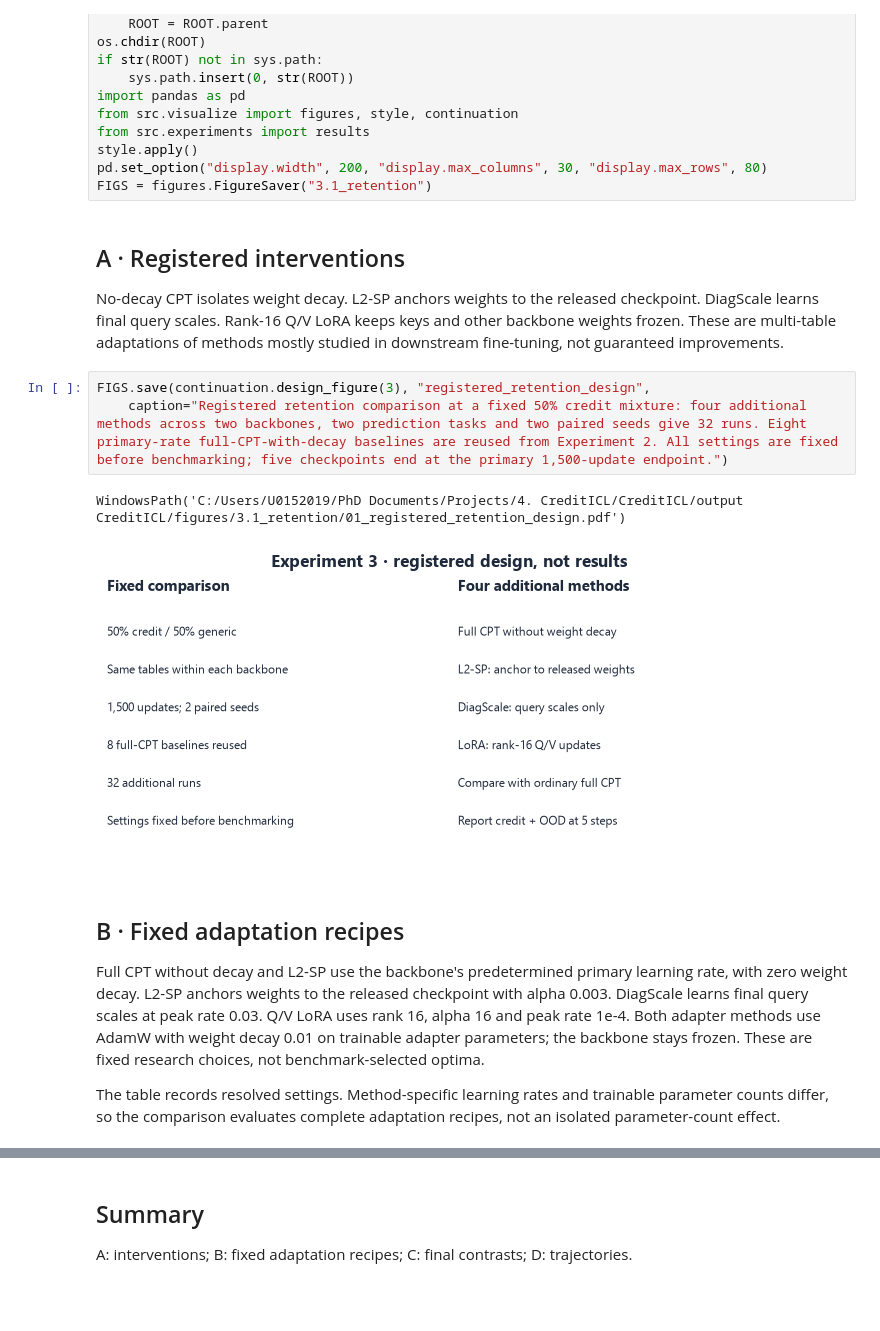
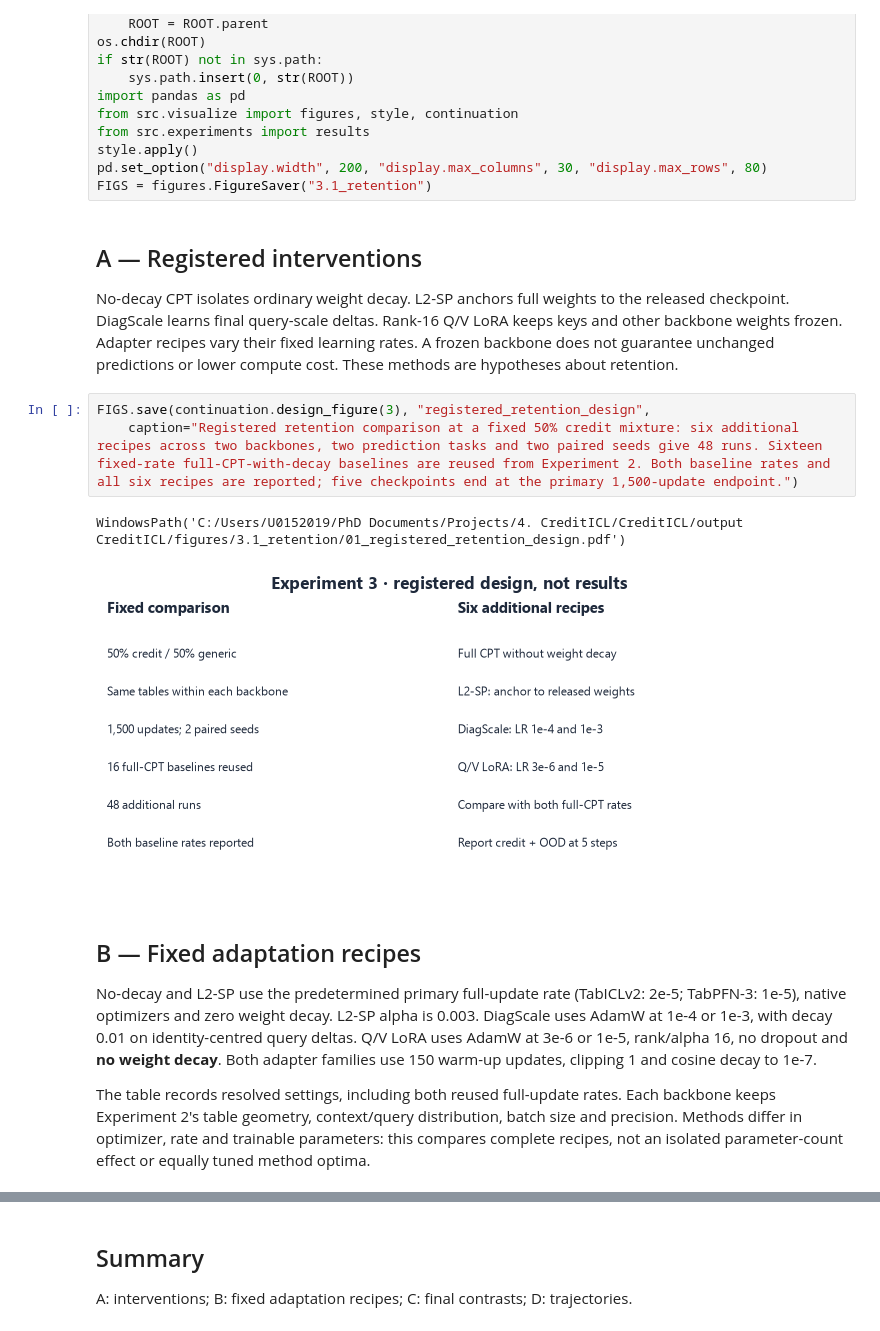
Before and after one commit to andreasgoethals/CreditICL, a Jupyter notebook: notebooks/3. Experiment 3/3.1_retention.ipynb, the cells around one changed output, grey strips where cells are left out. Saved outputs shown, nothing was run; the diff lists cells and outputs as text; blank space fills up the shorter version.

Commit message:
Revise Exp3 to six retention recipes and reuse both CPT rates

```diff
--- a/notebooks/3. Experiment 3/3.1_retention.ipynb
+++ b/notebooks/3. Experiment 3/3.1_retention.ipynb
@@ -29,27 +28,29 @@ style.apply()
 pd.set_option("display.width", 200, "display.max_columns", 30, "display.max_rows", 80)
 FIGS = figures.FigureSaver("3.1_retention")
 # %% [markdown]
-## A · Registered interventions
-No-decay CPT isolates weight decay. L2-SP anchors weights to the released checkpoint.
-DiagScale learns final query scales. Rank-16 Q/V LoRA keeps keys and other backbone weights
-frozen. These are multi-table adaptations of methods mostly studied in downstream fine-tuning,
-not guaranteed improvements.
+## A — Registered interventions
+No-decay CPT isolates ordinary weight decay. L2-SP anchors full weights to the released checkpoint.
+DiagScale learns final query-scale deltas. Rank-16 Q/V LoRA keeps keys and other backbone weights
+frozen. Adapter recipes vary their fixed learning rates. A frozen backbone does not guarantee
+unchanged predictions or lower compute cost. These methods are hypotheses about retention.
 # %%
 FIGS.save(continuation.design_figure(3), "registered_retention_design",
-    caption="Registered retention comparison at a fixed 50% credit mixture: four additional methods across two backbones, two prediction tasks and two paired seeds give 32 runs. Eight primary-rate full-CPT-with-decay baselines are reused from Experiment 2. All settings are fixed before benchmarking; five checkpoints end at the primary 1,500-update endpoint.")
+    caption="Registered retention comparison at a fixed 50% credit mixture: six additional recipes across two backbones, two prediction tasks and two paired seeds give 48 runs. Sixteen fixed-rate full-CPT-with-decay baselines are reused from Experiment 2. Both baseline rates and all six recipes are reported; five checkpoints end at the primary 1,500-update endpoint.")
 # %% [output]
 WindowsPath('C:/Users/U0152019/PhD Documents/Projects/4. CreditICL/CreditICL/output CreditICL/figures/3.1_retention/01_registered_retention_design.pdf')
-[figure, old version]
+[figure, new version]
 # %% [markdown]
-## B · Fixed adaptation recipes
-Full CPT without decay and L2-SP use the backbone's predetermined primary learning rate, with
-zero weight decay. L2-SP anchors weights to the released checkpoint with alpha 0.003.
-DiagScale learns final query scales at peak rate 0.03. Q/V LoRA uses rank 16, alpha 16 and peak
-rate 1e-4. Both adapter methods use AdamW with weight decay 0.01 on trainable adapter parameters;
-the backbone stays frozen. These are fixed research choices, not benchmark-selected optima.
+## B — Fixed adaptation recipes
+No-decay and L2-SP use the predetermined primary full-update rate (TabICLv2: 2e-5;
+TabPFN-3: 1e-5), native optimizers and zero weight decay. L2-SP alpha is 0.003.
+DiagScale uses AdamW at 1e-4 or 1e-3, with decay 0.01 on identity-centred query deltas.
+Q/V LoRA uses AdamW at 3e-6 or 1e-5, rank/alpha 16, no dropout and **no weight decay**.
+Both adapter families use 150 warm-up updates, clipping 1 and cosine decay to 1e-7.
 
-The table records resolved settings. Method-specific learning rates and trainable parameter counts
-differ, so the comparison evaluates complete adaptation recipes, not an isolated parameter-count effect.
+The table records resolved settings, including both reused full-update rates. Each backbone
+keeps Experiment 2's table geometry, context/query distribution, batch size and precision.
+Methods differ in optimizer, rate and trainable parameters: this compares complete recipes,
+not an isolated parameter-count effect or equally tuned method optima.
 # %%
 print(continuation.retention_recipe().to_string(index=False))
 print("Settings are fixed for both tasks; no benchmark scores or selection receipts choose them.")
```
Also changed, not shown: parts of 7 cells of this notebook, 39 other files.
